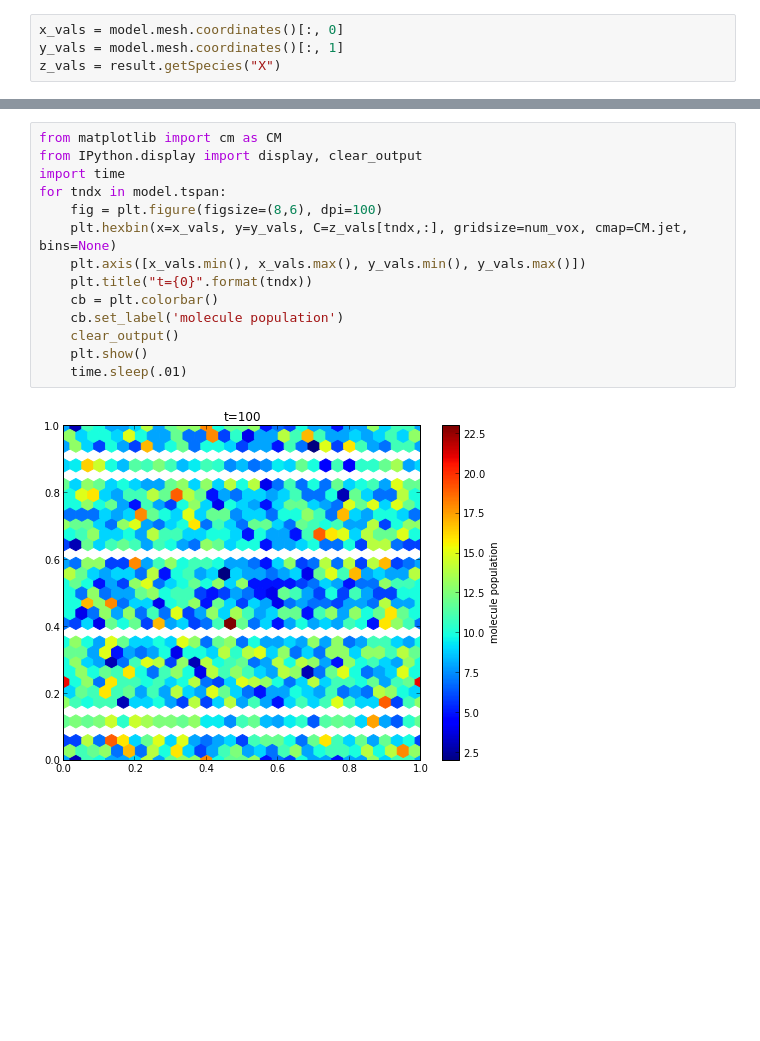
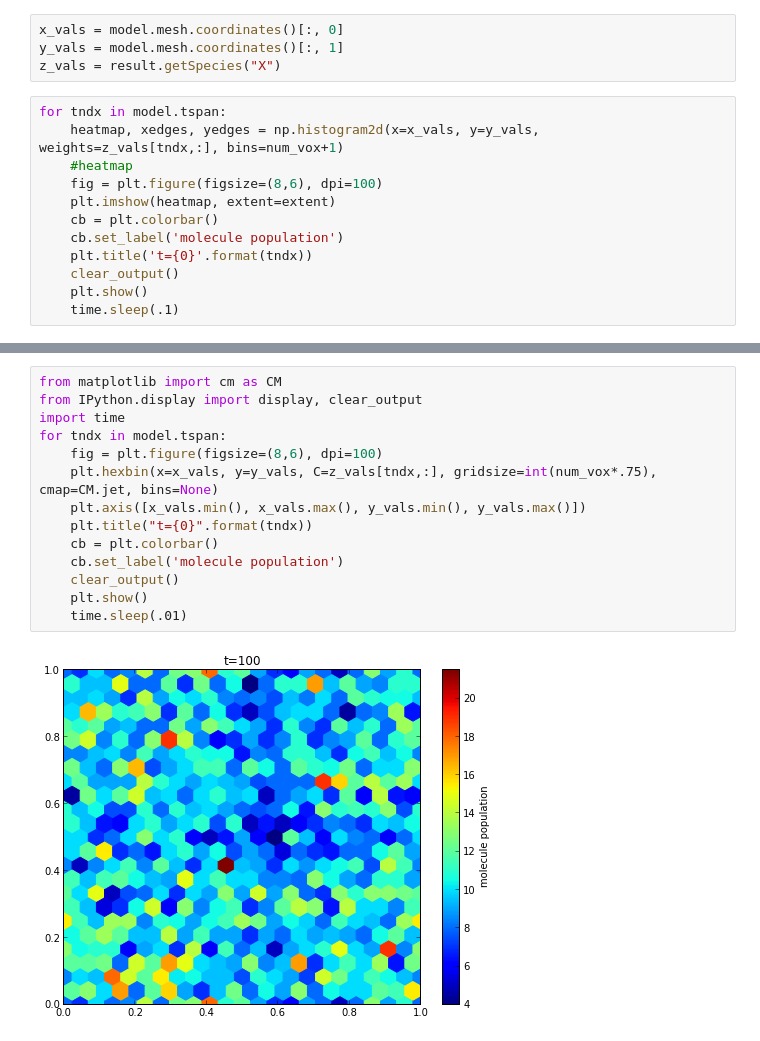
Before and after one commit to ahellander/pyurdme, a Jupyter notebook: examples/yeast_polarization/2D_periodic_test.ipynb, the cells around one changed output, grey strips where cells are left out. Cells and saved outputs as stored; diff of their text form; blank space fills up the shorter version.

Commit message:
cleaned up plots

```diff
--- a/examples/yeast_polarization/2D_periodic_test.ipynb
+++ b/examples/yeast_polarization/2D_periodic_test.ipynb
@@ -31,3 +31,15 @@ DEBUG:FFC:Reusing form from cache.
 x_vals = model.mesh.coordinates()[:, 0]
 y_vals = model.mesh.coordinates()[:, 1]
 z_vals = result.getSpecies("X")
+# %%
+for tndx in model.tspan:
+    heatmap, xedges, yedges = np.histogram2d(x=x_vals, y=y_vals, weights=z_vals[tndx,:], bins=num_vox+1)
+    #heatmap
+    fig = plt.figure(figsize=(8,6), dpi=100)
+    plt.imshow(heatmap, extent=extent)
+    cb = plt.colorbar()
+    cb.set_label('molecule population')
+    plt.title('t={0}'.format(tndx))
+    clear_output()
+    plt.show()
+    time.sleep(.1)
@@ -34,16 +48,16 @@ z_vals = result.getSpecies("X")
 # %%
 from matplotlib import cm as CM
 from IPython.display import display, clear_output
 import time
 for tndx in model.tspan:
     fig = plt.figure(figsize=(8,6), dpi=100)
-    plt.hexbin(x=x_vals, y=y_vals, C=z_vals[tndx,:], gridsize=num_vox, cmap=CM.jet, bins=None)
+    plt.hexbin(x=x_vals, y=y_vals, C=z_vals[tndx,:], gridsize=int(num_vox*.75), cmap=CM.jet, bins=None)
     plt.axis([x_vals.min(), x_vals.max(), y_vals.min(), y_vals.max()])
     plt.title("t={0}".format(tndx))
     cb = plt.colorbar()
     cb.set_label('molecule population')
     clear_output()
     plt.show()
     time.sleep(.01)
 # %% [output]
-[figure, old version]
+[figure, new version]
```
Also changed, not shown: parts of 2 cells of this notebook.
